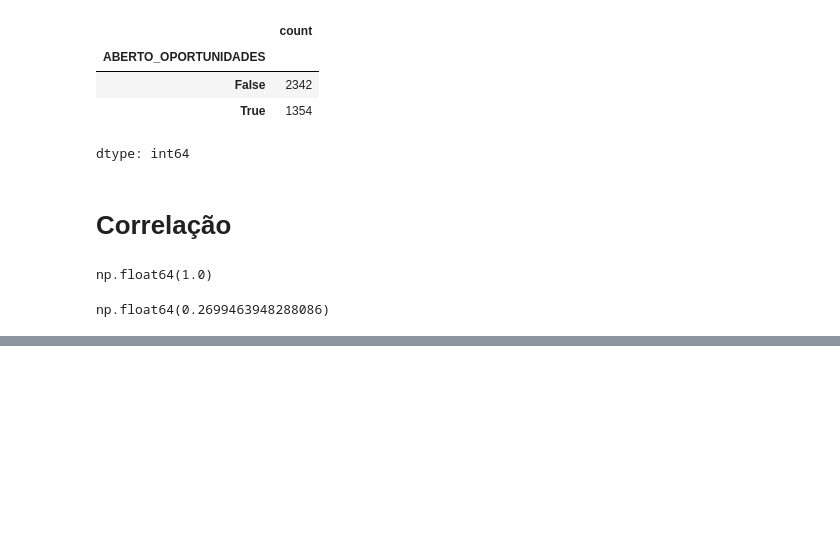
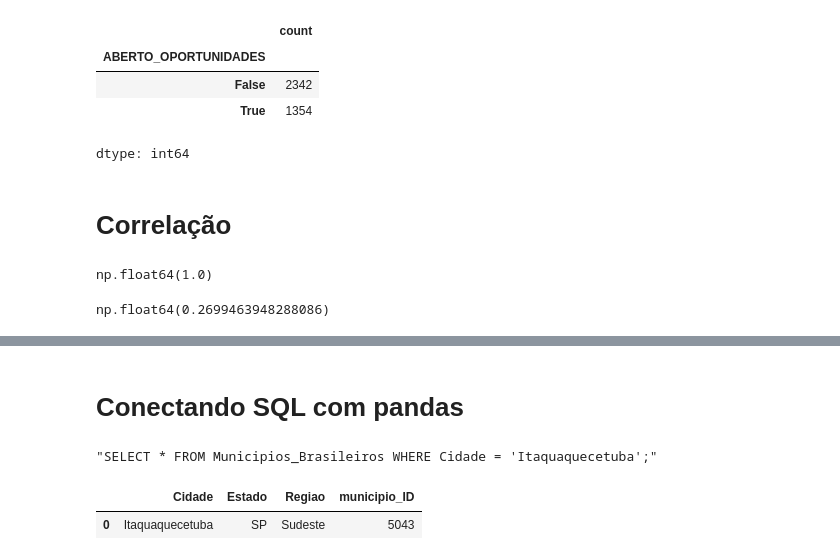
Before and after one commit to alessandrasarah/projetos-python, a Jupyter notebook: Análise_de_dados_biblioteca_Pandas.ipynb, the cells around one changed output, grey strips where cells are left out. Saved outputs shown, nothing was run; the diff lists cells and outputs as text; code cells hidden in the pictures; blank space fills up the shorter version.

```diff
--- a/Análise_de_dados_biblioteca_Pandas.ipynb
+++ b/Análise_de_dados_biblioteca_Pandas.ipynb
@@ -878,3 +878,5 @@ tabela_cruzada
 | Preta | 6 | 51 | 104 | 33 | 9 | ... |
 # %%
 dados.to_csv('/content/drive/MyDrive/Programaria/analise_dados.csv', index=False)
+# %% [markdown]
+# Conectando SQL com pandas
@@ -880,0 +885,11 @@ dados.to_csv('/content/drive/MyDrive/Programaria/analise_dados.csv', index=False
+# %%
+query = "SELECT * FROM Municipios_Brasileiros WHERE Cidade = 'Itaquaquecetuba';"
+# %%
+query
+# %% [output]
+"SELECT * FROM Municipios_Brasileiros WHERE Cidade = 'Itaquaquecetuba';"
+# %%
+pd.read_sql(query, con=conexao)
+# %% [output]
+|  | Cidade | Estado | Regiao | municipio_ID |
+| 0 | Itaquaquecetuba | SP | Sudeste | 5043 |
```
Also changed, not shown: parts of 9 cells of this notebook.
